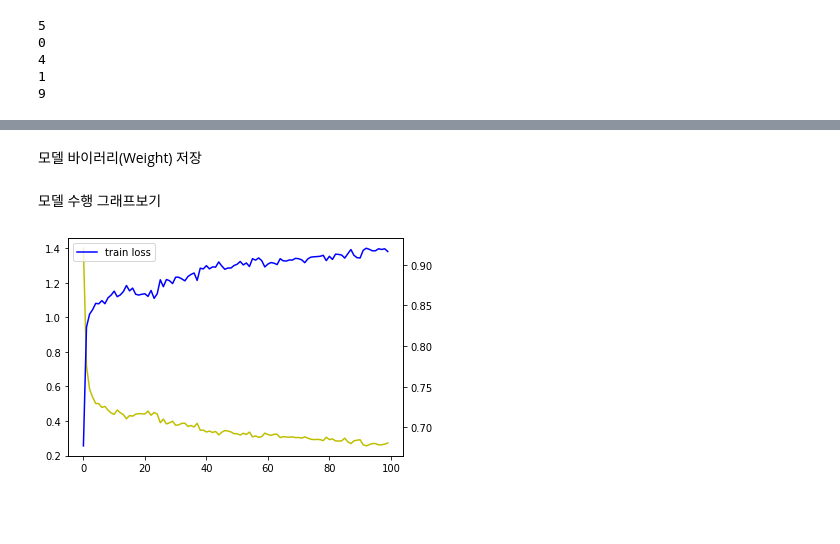
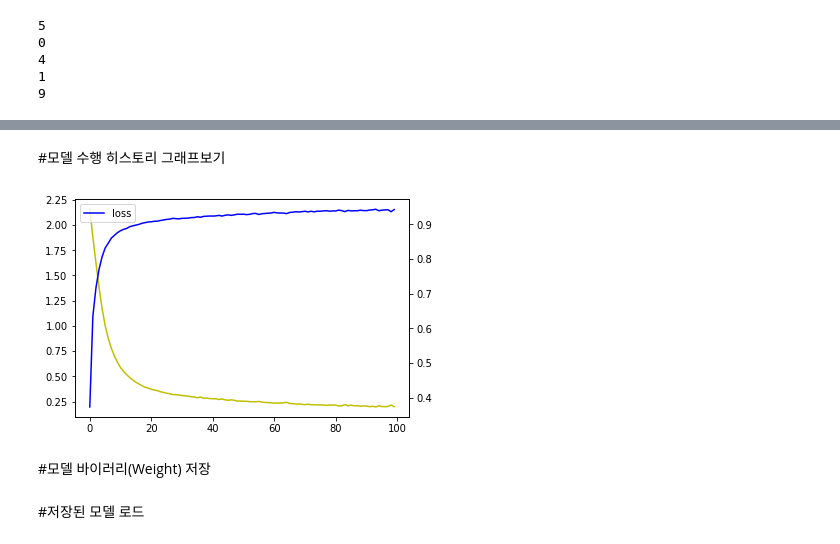
Before and after one commit to mkbahk/graphcore-ipu-demo, a Jupyter notebook: MNIST_Keras_101_Sample_JSH.ipynb, the cells around one changed output, grey strips where cells are left out. Saved outputs shown, nothing was run; the diff lists cells and outputs as text; code cells hidden in the pictures; blank space fills up the shorter version.

```diff
--- a/MNIST_Keras_101_Sample_JSH.ipynb
+++ b/MNIST_Keras_101_Sample_JSH.ipynb
@@ -10,0 +42,12 @@ Load MNIST DataSet
+# %%
+x_val = x_test[5000:]
+y_val = y_test[5000:]
+
+x_test = x_test[0:5000]
+y_test = y_test[0:5000]
+
+print("# of x_test", len(x_test))
+print("# of y_test", len(y_test))
+
+print("# of x_val", len(x_val))
+print("# of y_val", len(y_val))
@@ -82,6 +149,10 @@ Reshaping DataSet
 # %%
-x_train = x_train.reshape(60000, 28*28)
-x_test = x_test.reshape(10000, 28*28)
-print(x_train.shape, x_test.shape)
-print(y_train.shape, y_test.shape)
+x_train = x_train.reshape(50000, 28*28)
+tx_train = tx_train.reshape(10000, 28*28)
+
+x_test = x_test.reshape(5000, 28*28)
+x_val = x_val.reshape(5000, 28*28)
+
+print(x_train.shape, tx_train.shape,  x_test.shape, x_val.shape)
+print(y_train.shape, ty_train.shape, y_test.shape, x_val.shape)
 # %% [output]
@@ -125,4 +199,4 @@ _________________________________________________________________
 # %%
-hist=model.fit(x=x_train, y=y_train, batch_size=128, epochs=100, validation_data=(x_test, y_test))
+hist=model.fit(x=x_train, y=y_train, batch_size=1000, epochs=100, validation_data=(x_val, y_val))
 # %% [output]
 Epoch 1/100
@@ -152,3 +226,22 @@ model.evaluate(x_test, y_test )
+# %% [markdown]
+#모델 수행 히스토리 그래프보기
+# %%
+import matplotlib
+import matplotlib.pyplot as plt
+
+fig, loss_ax =  plt.subplots()
+acc_ax = loss_ax.twinx()
+
+loss_ax.plot(hist.history['loss'], 'y', label='loss')
+#loss_ax.plot(hist.history['val_loss'], 'g', label='validation loss')
+acc_ax.plot(hist.history['accuracy'], 'b', label='accuracy')
+#acc_ax.plot(hist.history['val_accuracy'], 'r', label='validation accuracy')
+
+plt.legend(['loss', 'accuracy'])
+#plt.legend(['train loss', 'train accuracy', 'validation loss', 'validation accuracy'])
+plt.show()
+# %% [output]
+[figure, added]
 # %% [markdown]
-모델 바이러리(Weight) 저장
+#모델 바이러리(Weight) 저장
 # %%
@@ -157,19 +250,2 @@ model.save_weights("MNIST-Keras-101-Sample-JSH")
-# %% [markdown]
-모델 수행 그래프보기
-# %%
-import matplotlib
-import matplotlib.pyplot as plt
-
-fig, loss_ax =  plt.subplots()
-acc_ax = loss_ax.twinx()
-
-loss_ax.plot(hist.history['loss'], 'y', label='train loss')
-#loss_ax.plot(hist.history['val_loss'], 'g', label='validation loss')
-acc_ax.plot(hist.history['accuracy'], 'b', label='train accuracy')
-#acc_ax.plot(hist.history['val_accuracy'], 'r', label='validation accuracy')
-
-plt.legend(['train loss', 'train accuracy'])
-#plt.legend(['train loss', 'train accuracy', 'validation loss', 'validation accuracy'])
-plt.show()
-# %% [output]
-[figure, removed]
+# %% [markdown]
+#저장된 모델 로드
```
Also changed, not shown: parts of 32 cells of this notebook.
